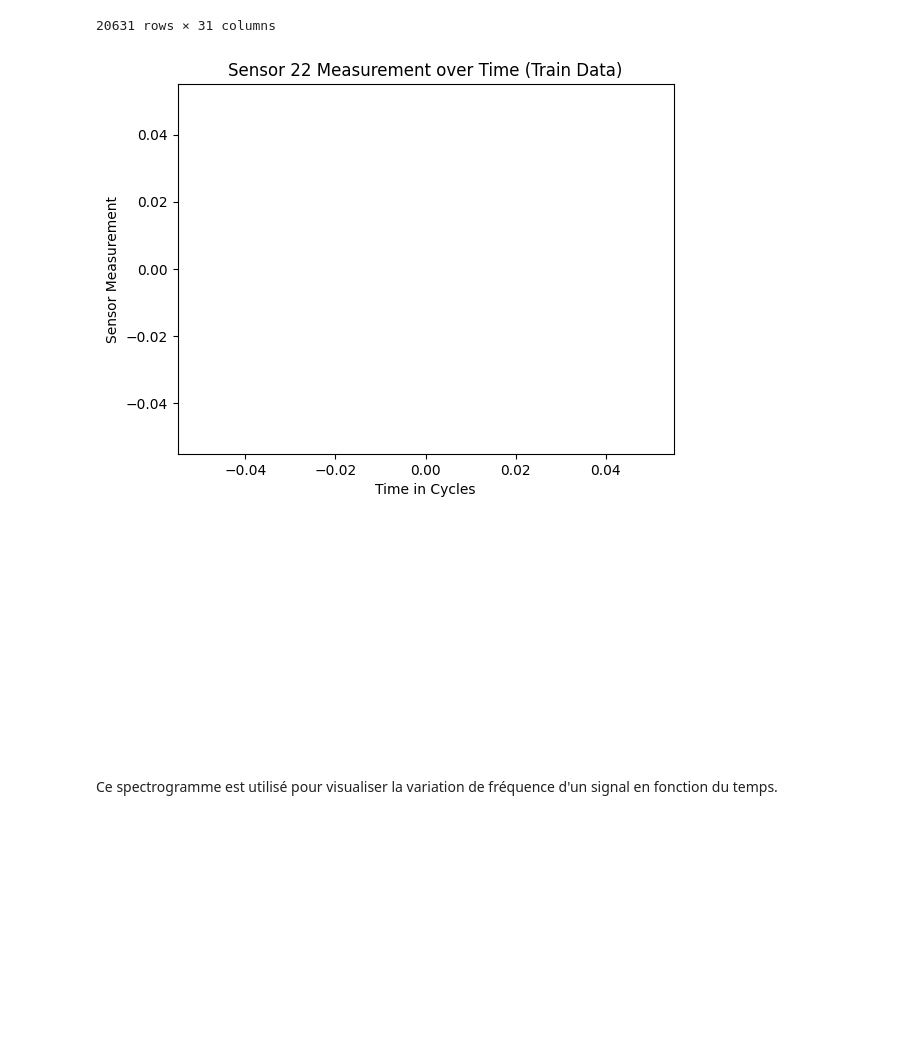
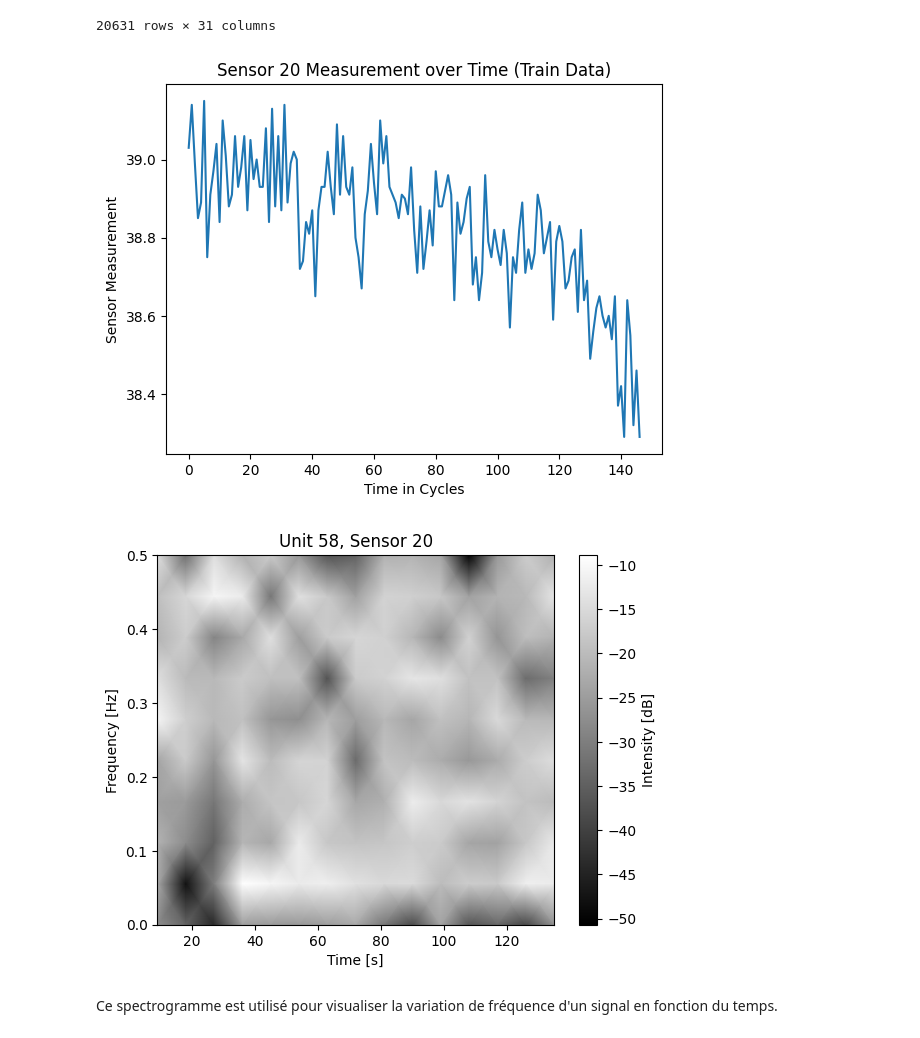
Before and after one commit to OussamaLay/Turbofan, a Jupyter notebook: main.ipynb, the cells around one changed output. Drawn from its saved outputs; the diff is of its cells as text; code cells hidden in the pictures; blank space fills up the shorter version.

```diff
--- a/main.ipynb
+++ b/main.ipynb
@@ -99,48 +99,43 @@ sensors_data[0]
 20631 rows × 31 columns
 # %%
 fd = 0
-unit_number = 56
-sensor = 22
+unit_number = 58
+sensor = 20
 
 
 sensor_column = f'sensor_measurement_{sensor}'
 data = sensors_data[fd]
 unit_data = data[data['unit_number'] == unit_number]
 
 # Générer le spectrogramme
 signal = unit_data[sensor_column].values
 #signal = np.nan_to_num(signal, nan=0.0)
 
 #plt.figure(figsize=(10, 6))
 plt.plot(signal)
 plt.title(f'Sensor {sensor} Measurement over Time (Train Data)')
 plt.xlabel('Time in Cycles')
 plt.ylabel('Sensor Measurement')
 plt.show()
 
 #f, t, Sxx = spectrogram(signal, fs=1, nperseg=len(signal), noverlap=len(signal)//2)
 f, t, Sxx = spectrogram(signal, fs=1, nperseg=len(signal)//8, noverlap=len(signal)//16)
 
 Sxx[Sxx == 0] = 1e-10
 
 # Spectrogramme
 #plt.figure(figsize=(10, 4))
-#plt.pcolormesh(t, f, 10 * np.log10(Sxx), shading='gouraud', cmap='gray')
-#plt.title(f'Unit {unit_number}, Sensor {sensor}')
-#plt.xlabel('Time [s]')
-#plt.ylabel('Frequency [Hz]')
-#plt.colorbar(label='Intensity [dB]')
+plt.pcolormesh(t, f, 10 * np.log10(Sxx), shading='gouraud', cmap='gray')
+plt.title(f'Unit {unit_number}, Sensor {sensor}')
+plt.xlabel('Time [s]')
+plt.ylabel('Frequency [Hz]')
+plt.colorbar(label='Intensity [dB]')
 #plt.axis('off')
 #plt.tight_layout()
-
-fig, ax = plt.subplots(figsize=(3, 3), dpi=224//3)
-ax.pcolormesh(t, f, 10 * np.log10(Sxx), shading='gouraud', cmap='gray')
-ax.axis('off')
-plt.tight_layout(pad=0)
 plt.show()
 # %% [output]
-[figure, old version]
+[figure, new version]
-[figure, old version]
+[figure, new version]
 # %% [markdown]
 Ce spectrogramme est utilisé pour visualiser la variation de fréquence d'un signal en fonction du temps.
 # %%
```
Also changed, not shown: parts of 1 cell of this notebook.
